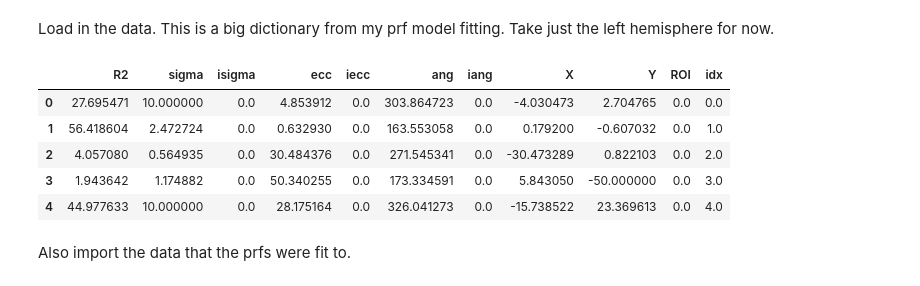
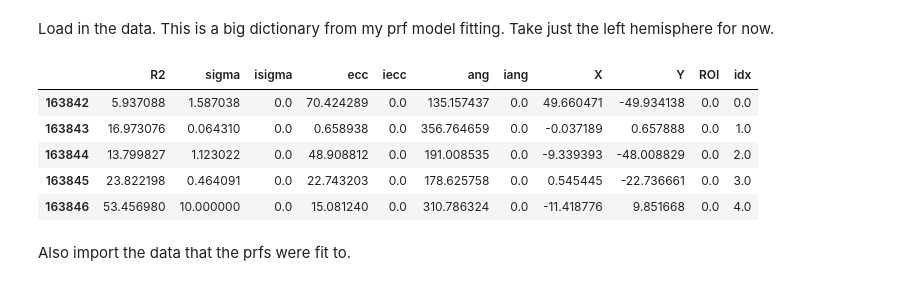
Before and after one commit to N-HEDGER/PRF_PLAYN, a Jupyter notebook: CF_play.ipynb, the cells around one changed output. Saved outputs shown, nothing was run; the diff lists cells and outputs as text; code cells hidden in the pictures.

```diff
--- a/CF_play.ipynb
+++ b/CF_play.ipynb
@@ -40,0 +38,4 @@ sframeL=sframe[0:163842]
+# %%
+sframe=DATA['shortframe']
+sframeL=sframe[0:163842]
+sframeR=sframe[163842:]
@@ -41,11 +44,11 @@ sframeL=sframe[0:163842]
 # %%
-sframeL.head()
+sframeR.head()
 # %% [output]
 |  | R2 | sigma | isigma | ecc | iecc | ang | iang | X | Y | ROI | idx |
-| 0 | 27.695471 | 10.000000 | 0.0 | 4.853912 | 0.0 | 303.864723 | 0.0 | -4.030473 | 2.704765 | 0.0 | 0.0 |
-| 1 | 56.418604 | 2.472724 | 0.0 | 0.632930 | 0.0 | 163.553058 | 0.0 | 0.179200 | -0.607032 | 0.0 | 1.0 |
-| 2 | 4.057080 | 0.564935 | 0.0 | 30.484376 | 0.0 | 271.545341 | 0.0 | -30.473289 | 0.822103 | 0.0 | 2.0 |
-| 3 | 1.943642 | 1.174882 | 0.0 | 50.340255 | 0.0 | 173.334591 | 0.0 | 5.843050 | -50.000000 | 0.0 | 3.0 |
-| 4 | 44.977633 | 10.000000 | 0.0 | 28.175164 | 0.0 | 326.041273 | 0.0 | -15.738522 | 23.369613 | 0.0 | 4.0 |
+| 163842 | 5.937088 | 1.587038 | 0.0 | 70.424289 | 0.0 | 135.157437 | 0.0 | 49.660471 | -49.934138 | 0.0 | 0.0 |
+| 163843 | 16.973076 | 0.064310 | 0.0 | 0.658938 | 0.0 | 356.764659 | 0.0 | -0.037189 | 0.657888 | 0.0 | 1.0 |
+| 163844 | 13.799827 | 1.123022 | 0.0 | 48.908812 | 0.0 | 191.008535 | 0.0 | -9.339393 | -48.008829 | 0.0 | 2.0 |
+| 163845 | 23.822198 | 0.464091 | 0.0 | 22.743203 | 0.0 | 178.625758 | 0.0 | 0.545445 | -22.736661 | 0.0 | 3.0 |
+| 163846 | 53.456980 | 10.000000 | 0.0 | 15.081240 | 0.0 | 310.786324 | 0.0 | -11.418776 | 9.851668 | 0.0 | 4.0 |
 # %% [markdown]
 Also import the data that the prfs were fit to.
```
Also changed, not shown: parts of 102 cells of this notebook.
